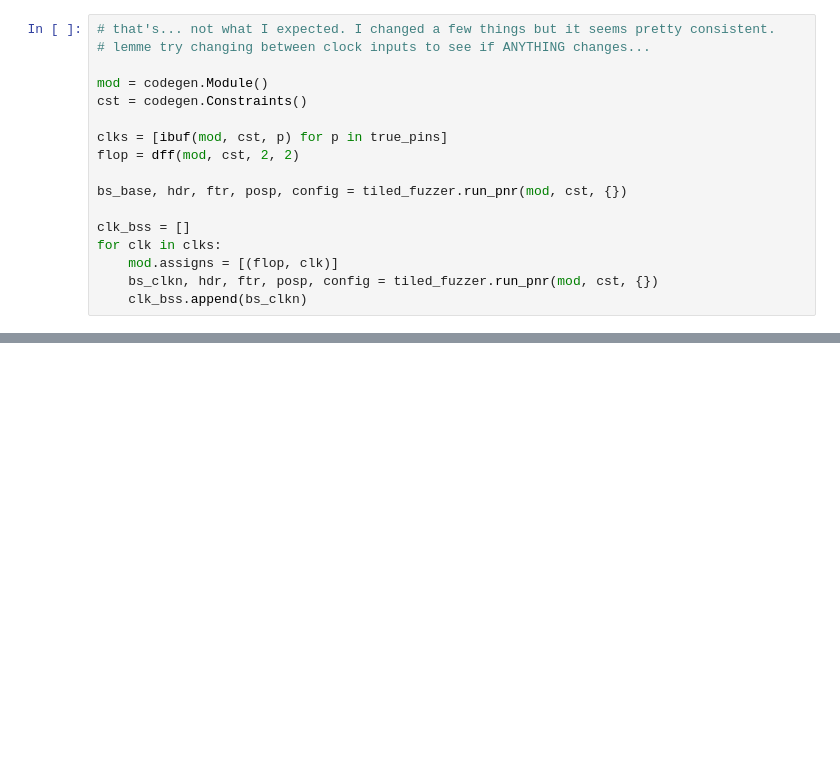
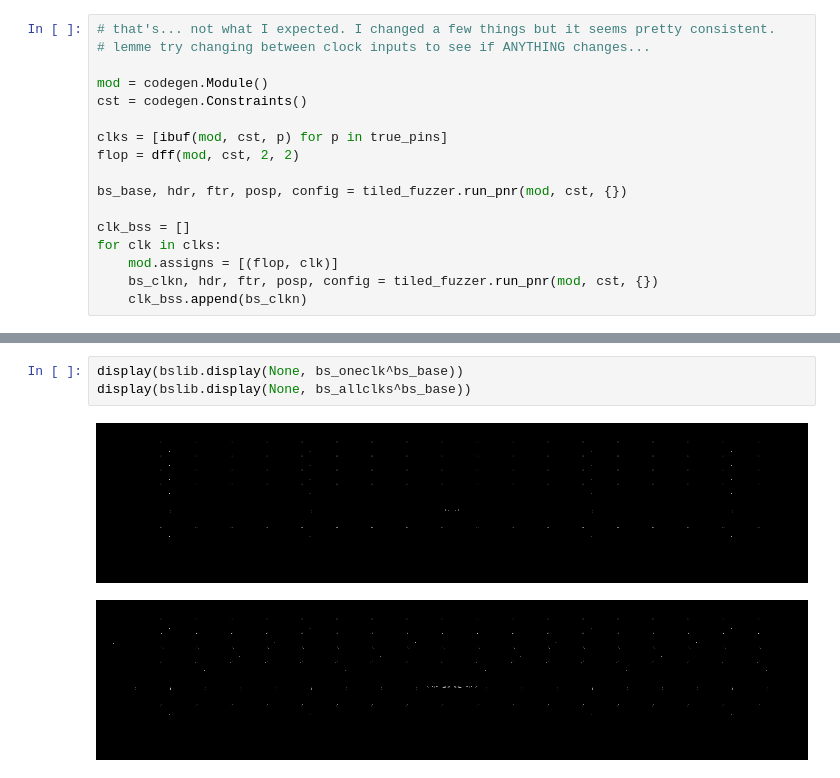
Before and after one commit to YosysHQ/apicula, a Jupyter notebook: clock_experiments.ipynb, the cells around one changed output, grey strips where cells are left out. Cells and saved outputs as stored; diff of their text form; blank space fills up the shorter version.

```diff
--- a/clock_experiments.ipynb
+++ b/clock_experiments.ipynb
@@ -379,0 +426,6 @@ Since I don't have a trivial way to make it use any other mux voluntarily, fuzzi
+# %%
+display(bslib.display(None, bs_oneclk^bs_base))
+display(bslib.display(None, bs_allclks^bs_base))
+# %% [output]
+[figure, added]
+[figure, added]
```
Also changed, not shown: parts of 16 cells of this notebook, 1 other file.
